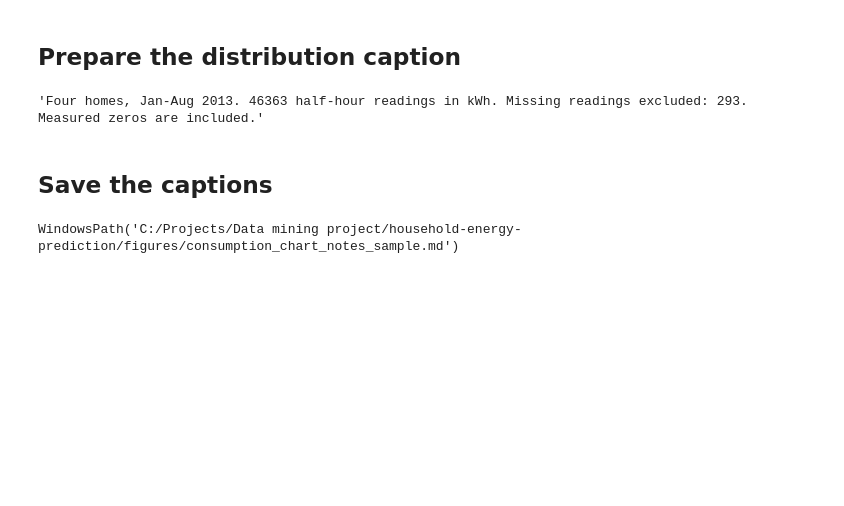
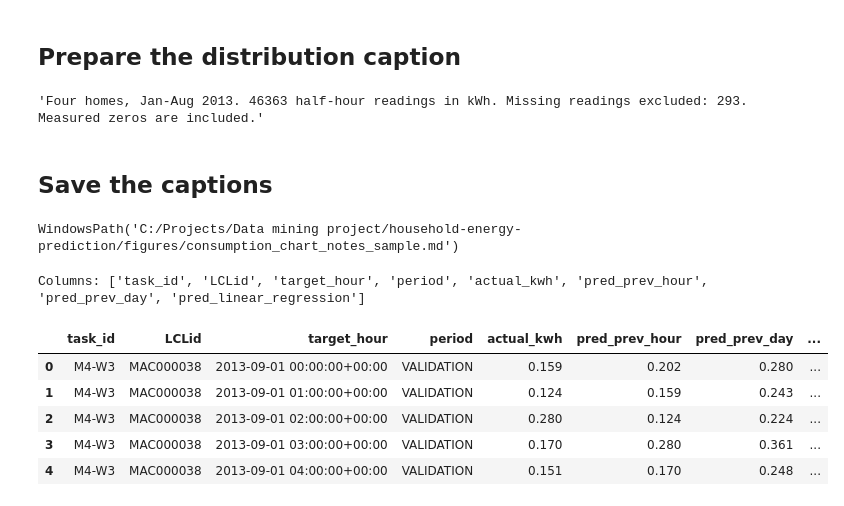
Before and after one commit to Fadhlallah-Almohammed/household-energy-prediction, a Jupyter notebook: notebooks/M5/plot_consumption.ipynb, the cells around one changed output. Saved outputs shown, nothing was run; the diff lists cells and outputs as text; code cells hidden in the pictures; blank space fills up the shorter version.

```diff
--- a/notebooks/M5/plot_consumption.ipynb
+++ b/notebooks/M5/plot_consumption.ipynb
@@ -237,3 +237,22 @@ notes_path.write_text(notes, encoding="utf-8")
 notes_path
 # %% [output]
 WindowsPath('C:/Projects/Data mining project/household-energy-prediction/figures/consumption_chart_notes_sample.md')
+# %%
+from pathlib import Path
+import pandas as pd
+import matplotlib.pyplot as plt
+
+PROJECT_ROOT = Path("../..").resolve()
+val_path = PROJECT_ROOT / "results/validation_predictions.csv"
+
+val_df = pd.read_csv(val_path)
+print("Columns:", val_df.columns.tolist())
+val_df.head()
+# %% [output]
+Columns: ['task_id', 'LCLid', 'target_hour', 'period', 'actual_kwh', 'pred_prev_hour', 'pred_prev_day', 'pred_linear_regression']
+|  | task_id | LCLid | target_hour | period | actual_kwh | pred_prev_hour | pred_prev_day | ... |
+| 0 | M4-W3 | MAC000038 | 2013-09-01 00:00:00+00:00 | VALIDATION | 0.159 | 0.202 | 0.280 | ... |
+| 1 | M4-W3 | MAC000038 | 2013-09-01 01:00:00+00:00 | VALIDATION | 0.124 | 0.159 | 0.243 | ... |
+| 2 | M4-W3 | MAC000038 | 2013-09-01 02:00:00+00:00 | VALIDATION | 0.280 | 0.124 | 0.224 | ... |
+| 3 | M4-W3 | MAC000038 | 2013-09-01 03:00:00+00:00 | VALIDATION | 0.170 | 0.280 | 0.361 | ... |
+| 4 | M4-W3 | MAC000038 | 2013-09-01 04:00:00+00:00 | VALIDATION | 0.151 | 0.170 | 0.248 | ... |
```
Also changed, not shown: parts of 2 cells of this notebook.
